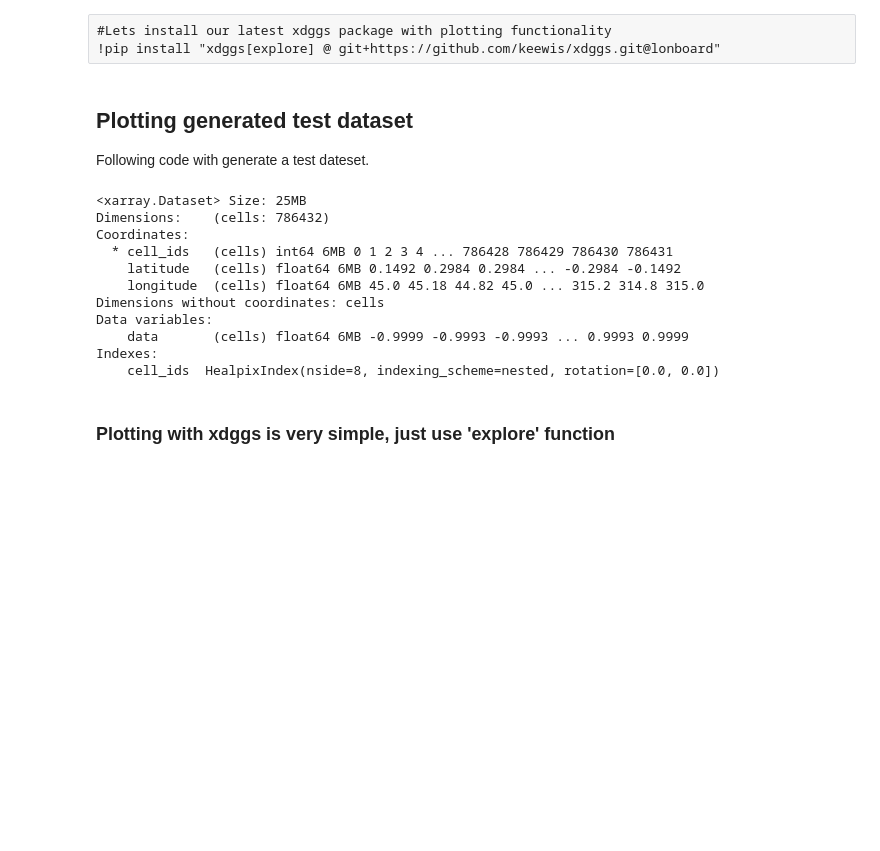
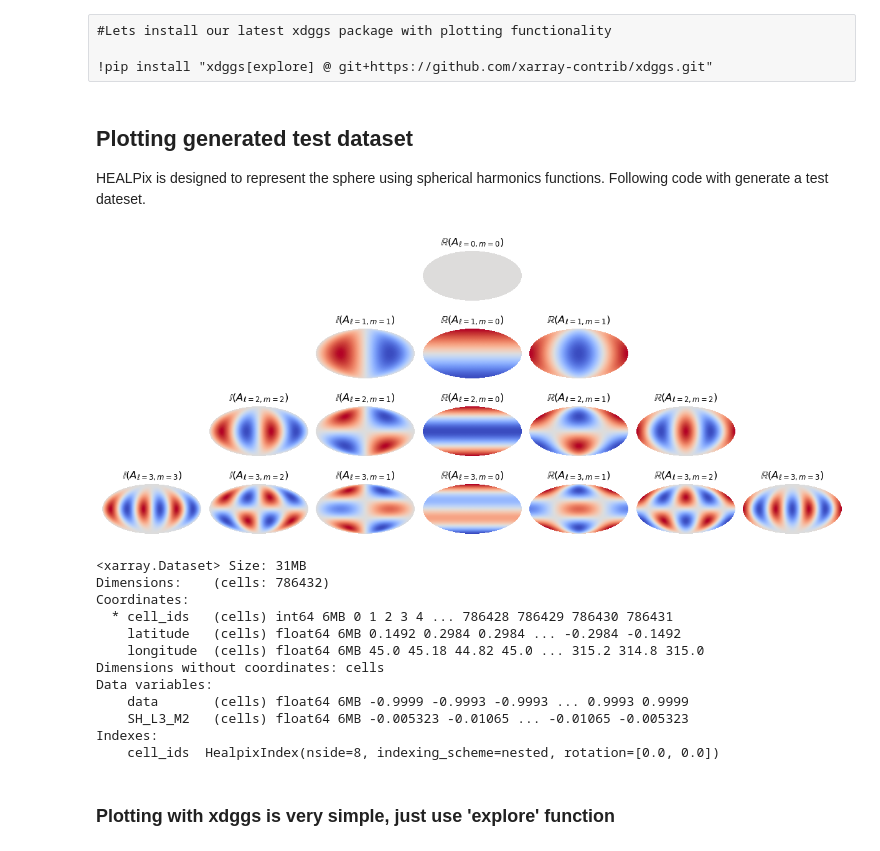
Before and after one commit to xdggs/examples, a Jupyter notebook: visualisation/xdggs-explore-demo.ipynb, the cells around one changed output. Saved outputs shown, nothing was run; the diff lists cells and outputs as text; code cells hidden in the pictures; blank space fills up the shorter version.

Commit message:
add spherical harmonics plot

```diff
--- a/visualisation/xdggs-explore-demo.ipynb
+++ b/visualisation/xdggs-explore-demo.ipynb
@@ -28,6 +34,7 @@ The core of Lonboard's performance comes from its use of binary data formats lik
-# %% [raw]
-#Lets install our latest xdggs package with plotting functionality
-!pip install "xdggs[explore] @ git+https://github.com/keewis/xdggs.git@lonboard"
+# %% [raw]
+#Lets install our latest xdggs package with plotting functionality
+
+!pip install "xdggs[explore] @ git+https://github.com/xarray-contrib/xdggs.git"
 # %%
 import numpy as np
 import xarray as xr
@@ -35,7 +47,59 @@ import xdggs
 # %% [markdown]
 ##  Plotting generated test dataset
-
+HEALPix is designed to represent the sphere using spherical harmonics functions.
 Following code with generate a test dateset.
+# %%
+import healpy as hp
+import matplotlib.pyplot as plt
+
+lmax=3
+level = 8
+nside=2**level
+#compute Alm
+#get the l and m availble for l<=lmax
+l,m=hp.Alm.getlm(lmax=lmax)
+
+#count the number of alm map (1 for m=0 and 2 for m>0)
+n_alm=(m==0).sum()+2*(m>0).sum()
+function=np.zeros([n_alm,12*nside**2])
+
+alm=np.zeros([l.shape[0]],dtype='complex')
+
+i=0
+
+#array to store the l and m values of the A_lm
+l_func=np.zeros(n_alm,dtype='int')
+m_func=np.zeros(n_alm,dtype='int')
+is_real_func=np.zeros(n_alm,dtype='int')
+
+for k in range(l.shape[0]):
+    alm[k]=1.0
+    function[i]=hp.reorder(hp.alm2map(alm,nside),r2n=True)
+    l_func[i]=l[k]
+    m_func[i]=m[k]
+    is_real_func[i]=1
+    i+=1
+    if m[k]>0:
+        alm[k]=complex(0,1)
+        function[i]=hp.reorder(hp.alm2map(alm,nside),r2n=True)
+        l_func[i]=l[k]
+        m_func[i]=m[k]
+        is_real_func[i]=0
+        i+=1
+    alm[k]=0.0
+lm=3
+plt.figure(figsize=(12,5))
+for k in range(l_func.shape[0]):
+    pos=1+l_func[k]*(2*lm+1)+2*(is_real_func[k]-0.5)*m_func[k]-1+(lm+1)
+    if is_real_func[k]==1:
+        title='$\mathbb{R}(A_{\ell=%d,m=%d})$'%(l_func[k],m_func[k])
+    else:
+        title='$\mathbb{I}(A_{\ell=%d,m=%d})$'%(l_func[k],m_func[k])
+    if l_func[k]<=lm:
+        hp.mollview(function[k],nest=True,hold=False,sub=(lm+1,2*lm+1,pos)
+                    ,title=title,cbar=False,cmap='coolwarm')
+# %% [output]
+[figure, added]
 # %%
 level = 8
 cell_ids = np.arange(12 * 4**level)
@@ -48,11 +112,17 @@ ds = (
     .assign(
         data=lambda ds: np.cos(6 * np.radians(ds["latitude"]))
         * np.sin(6 * np.radians(ds["longitude"]))
+        #data=function[k,:]
     )
 )
+SH_L3_M2=xr.DataArray(
+    function[13,:],
+    dims=("cells"),
+    coords={"cell_ids": ("cells", cell_ids, grid_info)})
+ds['SH_L3_M2']=SH_L3_M2
 ds
 # %% [output]
-<xarray.Dataset> Size: 25MB
+<xarray.Dataset> Size: 31MB
 Dimensions:    (cells: 786432)
 Coordinates:
   * cell_ids   (cells) int64 6MB 0 1 2 3 4 ... 786428 786429 786430 786431
@@ -61,6 +131,7 @@ Coordinates:
 Dimensions without coordinates: cells
 Data variables:
     data       (cells) float64 6MB -0.9999 -0.9993 -0.9993 ... 0.9993 0.9999
+    SH_L3_M2   (cells) float64 6MB -0.005323 -0.01065 ... -0.01065 -0.005323
 Indexes:
     cell_ids  HealpixIndex(nside=8, indexing_scheme=nested, rotation=[0.0, 0.0])
 # %% [markdown]
```
Also changed, not shown: parts of 20 cells of this notebook.
